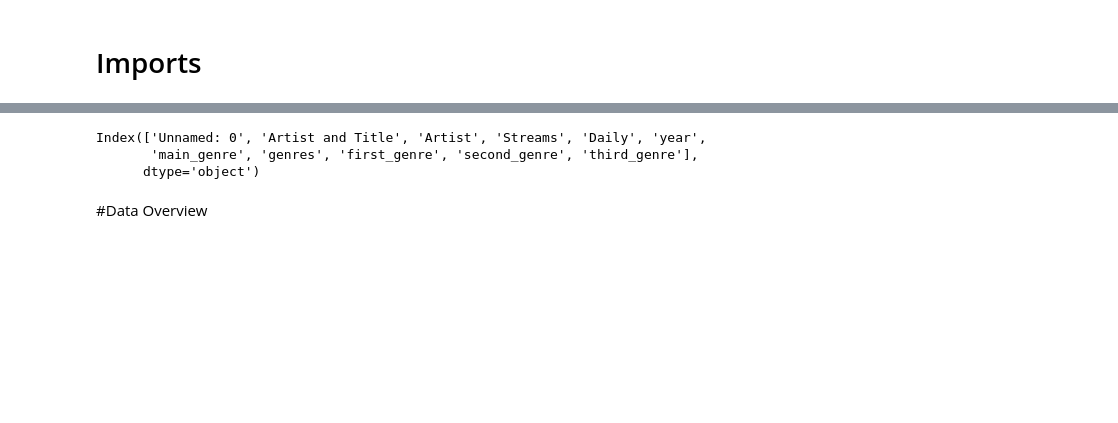
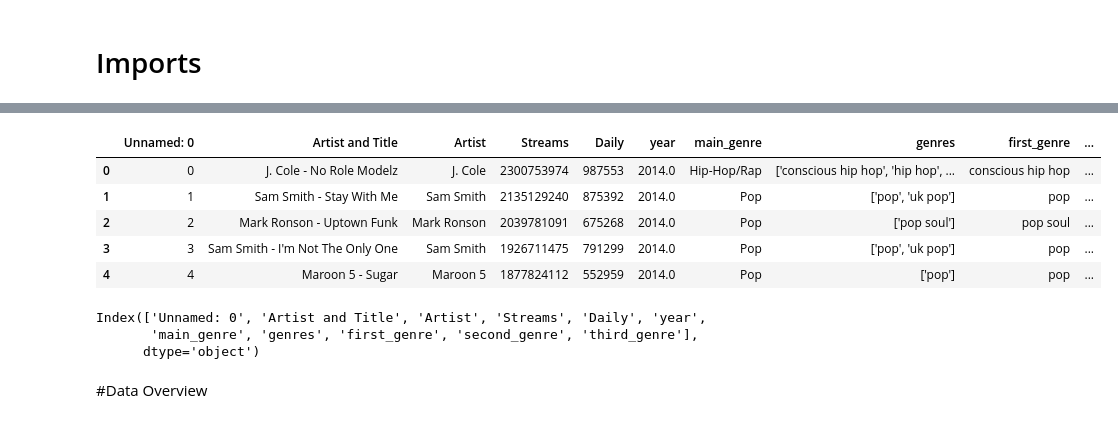
Before and after one commit to JTenaSan/CS3120_EDA_Jesus-Tena, a Jupyter notebook: Spotify_EDA_Jesus_Tena.ipynb, the cells around one changed output, grey strips where cells are left out. Cells and saved outputs as stored; diff of their text form; code cells hidden in the pictures; blank space fills up the shorter version.

```diff
--- a/Spotify_EDA_Jesus_Tena.ipynb
+++ b/Spotify_EDA_Jesus_Tena.ipynb
@@ -2,3 +2,32 @@
 <a href="https://colab.research.google.com/github/JTenaSan/CS3120_EDA_Jesus-Tena/blob/main/Spotify_EDA_Jesus_Tena.ipynb" target="_parent"><img src="https://colab.research.google.com/assets/colab-badge.svg" alt="Open In Colab"/></a>
 # %% [markdown]
 # Imports
+# %%
+import os
+import numpy as np
+import pandas as pd
+import matplotlib.pyplot as plt
+!pip install kagglehub
+import kagglehub
+
+# Download latest version
+path = kagglehub.dataset_download("irynatokarchuk/top-streamed-spotify-songs-by-year-2010-2023")
+print("Path to dataset files:", path)
+
+# Check if the downloaded folder exists
+if os.path.exists(path):
+    # List the files in the downloaded folder
+    files = os.listdir(path)
+    print("Files in the downloaded folder:", files)
+
+    # Find the CSV file
+    csv_file = next((f for f in files if f.endswith('.csv')), None)
+
+    if csv_file:
+        file_path = os.path.join(path, csv_file)  # Use the found CSV file
+        df = pd.read_csv(file_path)
+    else:
+        print("CSV file not found in the downloaded folder.")
+else:
+    print("Downloaded folder not found.")
+# %% [output]
@@ -5 +44,7 @@
+|  | Unnamed: 0 | Artist and Title | Artist | Streams | Daily | year | main_genre | genres | first_genre | ... |
+| 0 | 0 | J. Cole - No Role Modelz | J. Cole | 2300753974 | 987553 | 2014.0 | Hip-Hop/Rap | ['conscious hip hop', 'hip hop', ... | conscious hip hop | ... |
+| 1 | 1 | Sam Smith - Stay With Me | Sam Smith | 2135129240 | 875392 | 2014.0 | Pop | ['pop', 'uk pop'] | pop | ... |
+| 2 | 2 | Mark Ronson - Uptown Funk | Mark Ronson | 2039781091 | 675268 | 2014.0 | Pop | ['pop soul'] | pop soul | ... |
+| 3 | 3 | Sam Smith - I'm Not The Only One | Sam Smith | 1926711475 | 791299 | 2014.0 | Pop | ['pop', 'uk pop'] | pop | ... |
+| 4 | 4 | Maroon 5 - Sugar | Maroon 5 | 1877824112 | 552959 | 2014.0 | Pop | ['pop'] | pop | ... |
 # %%
```
Also changed, not shown: parts of 2 cells of this notebook.
